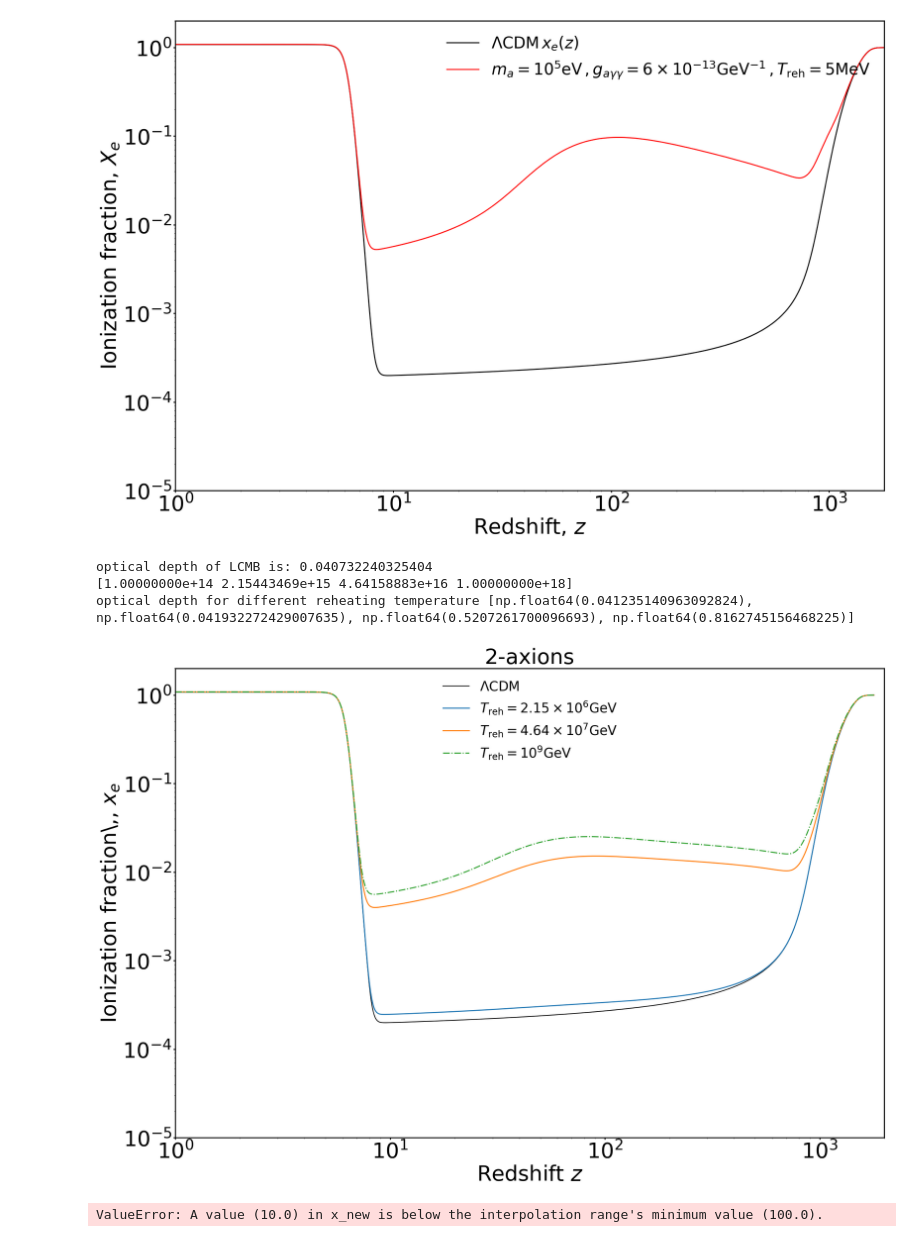
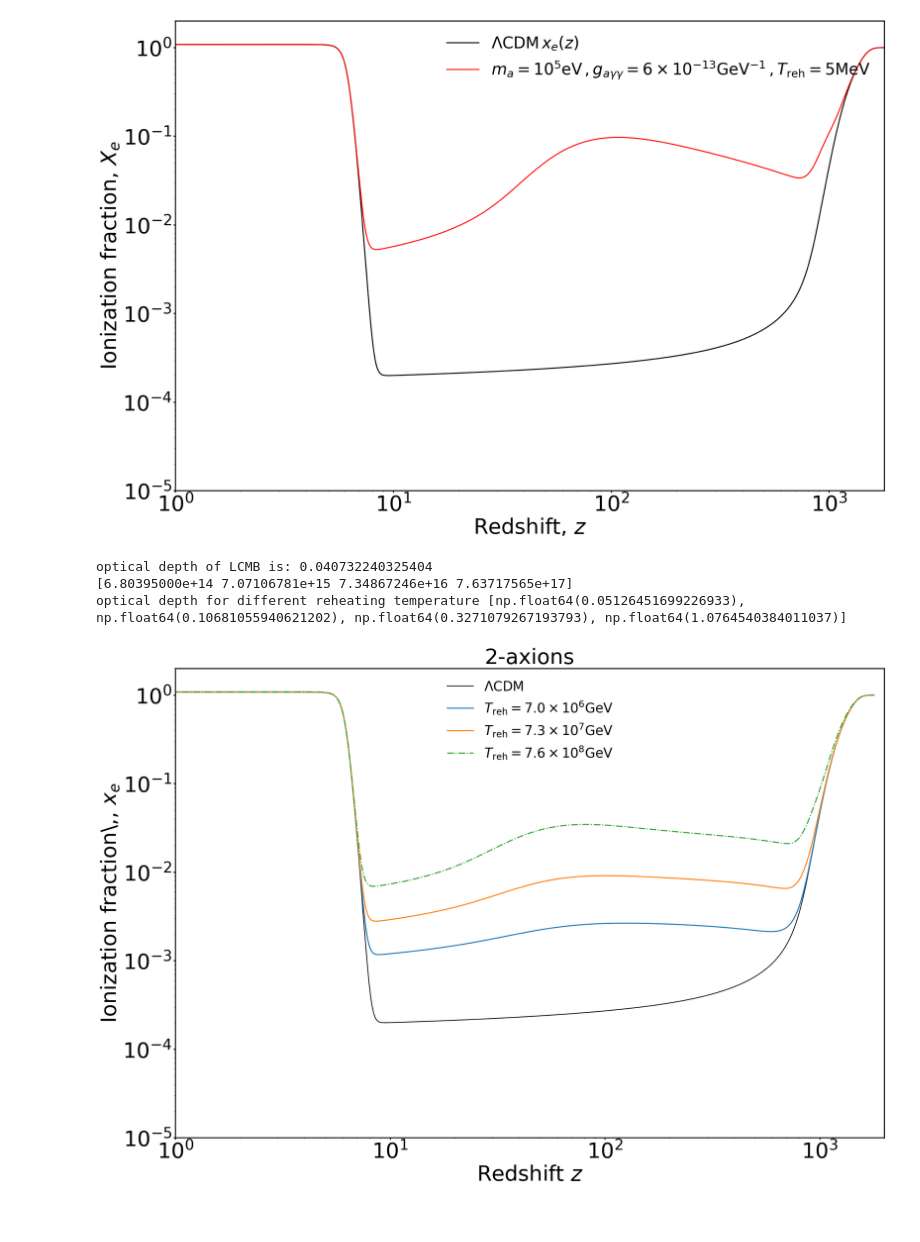
Before and after one commit to ZiwenYin/Reionization-with-multi-axions-decay, a Jupyter notebook: Github version axion decay.ipynb, the cells around one changed output. Cells and saved outputs as stored; diff of their text form; code cells hidden in the pictures.

```diff
--- a/Github version axion decay.ipynb
+++ b/Github version axion decay.ipynb
@@ -319,7 +319,7 @@ def equations(z, y, params):
 
     return [dxe_dz1,dTb_dz1]
 
-   ##########when you run this code in high reheating temperature please use this section########
+   ##########when you run this code in high reheating temperature please use this section(Not Necessary Now)########
     # if xe>=2 or Tb>=10:
     #     if Tb>=10:
     #       Tb=10.1
@@ -403,7 +403,7 @@ print('optical depth of LCMB is:',optical_depthCDM)
 
 Z_range_inter=np.logspace(np.log10(3000),-3,1000)
 calculate_list=[[8267198296.132091, 1.8687969219465455e-29], [725234756.5939955, 2.1094618830774016e-29]]
-T_range_x=np.logspace(14,18,4)
+T_range_x=T_range[8:12]#np.logspace(14,18,4) please make sure T_x here included in T_range since we use function n_eq_full
 print(T_range_x)
 mlist_fc=[calculate_list[k][0] for k in range(len(calculate_list))]
 glist_fc=[calculate_list[k][1] for k in range(len(calculate_list))]
@@ -438,9 +438,9 @@ print('optical depth for different reheating temperature',tau_x_Tr)
 plt.figure(figsize=(24, 16))
 plt.loglog(sol_std.t, total_sol_std, label=r'$\Lambda$CDM ',color='black')
 
-plt.loglog(Z_range_new, xe_x_Tr[1], label=r'$T_{\mathrm{reh}}=2.15\times 10^{6}\mathrm{GeV}$',linewidth=2)
-plt.loglog(Z_range_new, xe_x_Tr[2], label=r'$T_{\mathrm{reh}}=4.64\times 10^{7}\mathrm{GeV}$',linewidth=2)
-plt.loglog(Z_range_new, xe_x_Tr[3], label=r'$T_{\mathrm{reh}}=10^{9}\mathrm{GeV}$', linestyle='-.',linewidth=2)
+plt.loglog(Z_range_new, xe_x_Tr[1], label=r'$T_{\mathrm{reh}}=7.0\times 10^{6}\mathrm{GeV}$',linewidth=2)
+plt.loglog(Z_range_new, xe_x_Tr[2], label=r'$T_{\mathrm{reh}}=7.3\times 10^{7}\mathrm{GeV}$',linewidth=2)
+plt.loglog(Z_range_new, xe_x_Tr[3], label=r'$T_{\mathrm{reh}}=7.6\times 10^{8}\mathrm{GeV}$', linestyle='-.',linewidth=2)
 
 plt.xscale('log')
 plt.yscale('log')
@@ -483,10 +483,10 @@ def τ_m_g(m,g,Tr):#optical depth calculation for arbitrary (m,g) in reheating t
 
    return dtau_map
 
-m_list=np.logspace(1,8,5)
+m_list=np.logspace(2,8,5)
 g_list=np.logspace(-25,-19,5)
 
-m_list_s=np.log10(np.logspace(1,8,5))
+m_list_s=np.log10(np.logspace(2,8,5))
 g_list_s=np.log10(np.logspace(-16,-10,5))
 
 data=τ_m_g(m_list,g_list,T_reh)
@@ -499,34 +499,33 @@ cbar.set_label(r'CMB Optical Depth, $\tau_{\rm highz}$',size=25)
 data=np.array(data)
 
 x_step = 10
 y_step = 10
 
 
 xticks_pos = np.arange(data.shape[1]) + 0.5
 yticks_pos = np.arange(data.shape[0]) + 0.5
 
 
 xticks_labels = [f"{m_list_s[i]:.1f}" if i % x_step == 0 or i==49 else '' for i in range(data.shape[1])]
 yticks_labels = [f"{g_list_s[j]:.1f}" if j % y_step == 0 or j==49 else '' for j in range(data.shape[0])]
 
 
 map.set_xticks(xticks_pos)
 map.set_xticklabels(xticks_labels)
 map.set_yticks(yticks_pos)
 map.set_yticklabels(yticks_labels)
 
 
 plt.ylabel(r'$\log_{10}\left(\frac{g_{a\gamma\gamma}}{\mathrm{GeV}^{-1}}\right)$',fontsize=20)
 plt.xlabel(r'$\log_{10}\left(\frac{m_a}{\mathrm{eV}}\right)$',fontsize=20)
 plt.title(r'$\tau(m_a,g_{a\gamma\gamma}),T_{\rm reh}=5\,\mathrm{MeV}$',fontsize=30)
 plt.show()
 # %% [output]
 gsq 19.16406193222107
 e 0.30286190409413793
 gsQ_5MeV 2.994001000737341
 [figure]
 optical depth of LCMB is: 0.040732240325404
-[1.00000000e+14 2.15443469e+15 4.64158883e+16 1.00000000e+18]
-optical depth for different reheating temperature [np.float64(0.041235140963092824), np.float64(0.041932272429007635), np.float64(0.5207261700096693), np.float64(0.8162745156468225)]
+[6.80395000e+14 7.07106781e+15 7.34867246e+16 7.63717565e+17]
+optical depth for different reheating temperature [np.float64(0.05126451699226933), np.float64(0.10681055940621202), np.float64(0.3271079267193793), np.float64(1.0764540384011037)]
-[figure, old version]
+[figure, new version]
-ValueError: A value (10.0) in x_new is below the interpolation range's minimum value (100.0).
```
Also changed, not shown: parts of 1 cell of this notebook.
